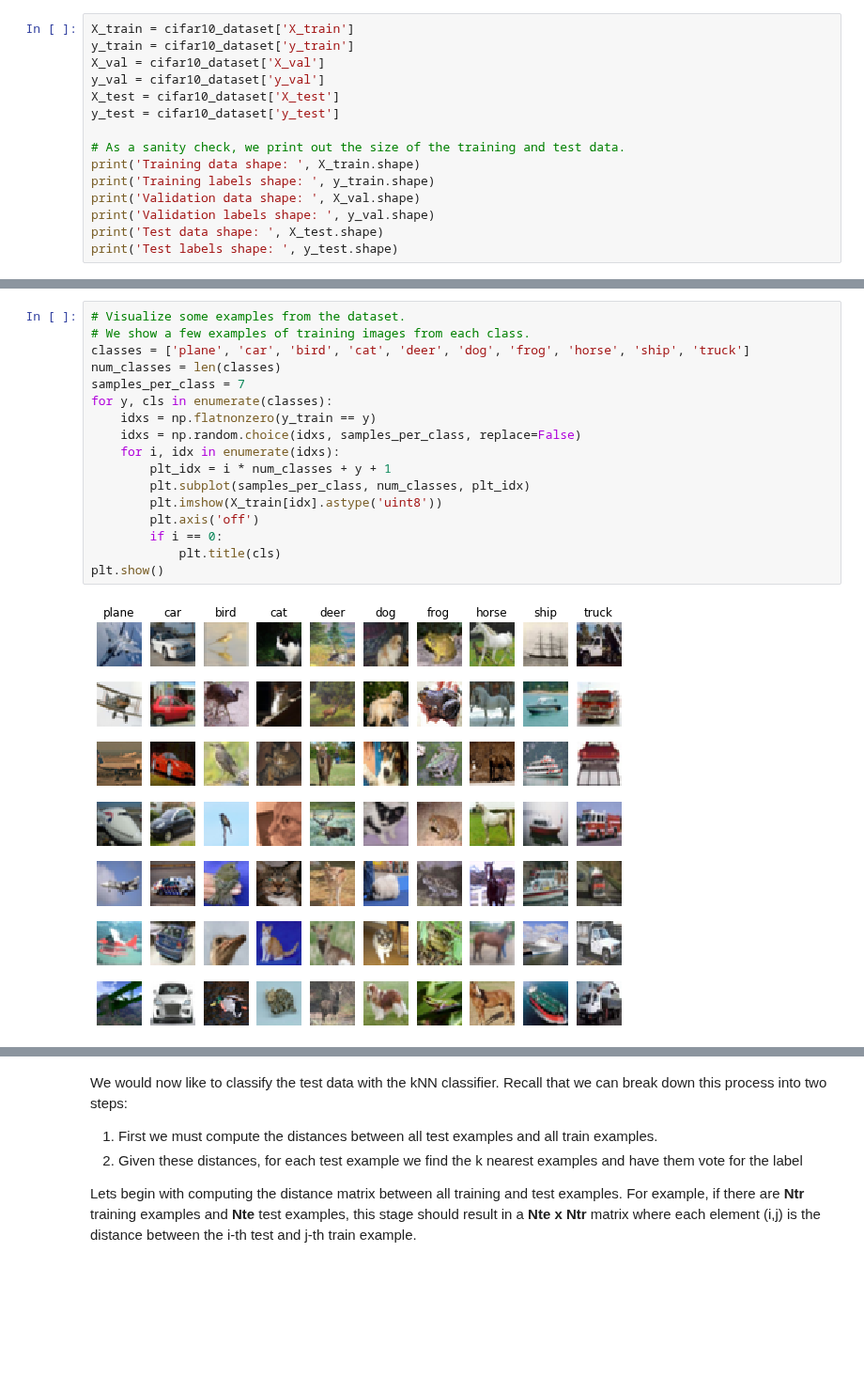
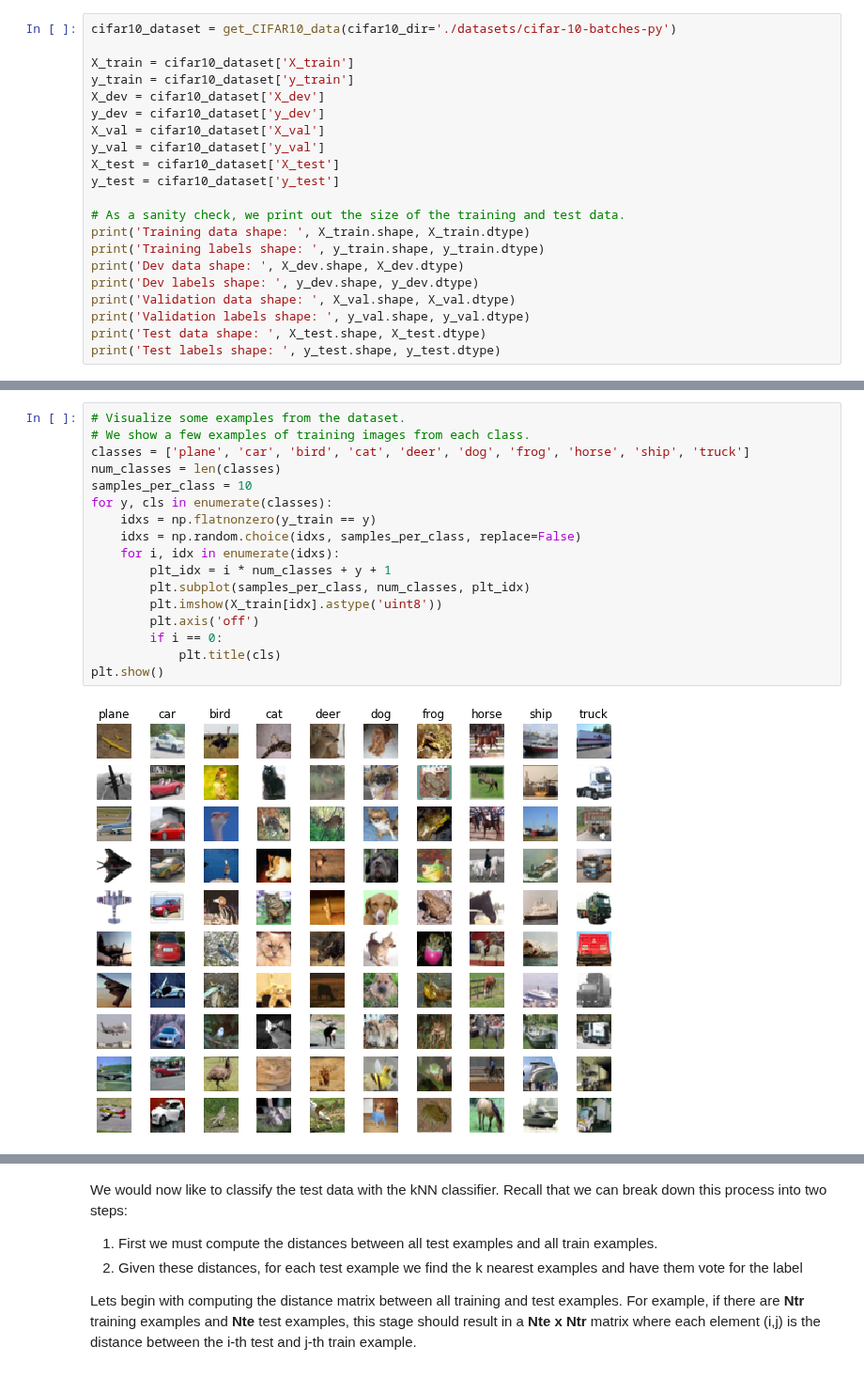
Before and after one commit to pedro-abundio-wang/computer-vision, a Jupyter notebook: notebooks/convolutional-neural-networks-for-visual-recognition/01_image_classification/02_knn.ipynb, the cells around one changed output, grey strips where cells are left out. Shown at 94% size. Cells and saved outputs as stored; diff of their text form; blank space fills up the shorter version.

```diff
--- a/notebooks/convolutional-neural-networks-for-visual-recognition/01_image_classification/02_knn.ipynb
+++ b/notebooks/convolutional-neural-networks-for-visual-recognition/01_image_classification/02_knn.ipynb
@@ -33,16 +28,22 @@ cifar10_dataset = get_CIFAR10_data(cifar10_dir='./datasets/cifar-10-batches-py',
 # %%
+cifar10_dataset = get_CIFAR10_data(cifar10_dir='./datasets/cifar-10-batches-py')
+
 X_train = cifar10_dataset['X_train']
 y_train = cifar10_dataset['y_train']
+X_dev = cifar10_dataset['X_dev']
+y_dev = cifar10_dataset['y_dev']
 X_val = cifar10_dataset['X_val']
 y_val = cifar10_dataset['y_val']
 X_test = cifar10_dataset['X_test']
 y_test = cifar10_dataset['y_test']
 
 # As a sanity check, we print out the size of the training and test data.
-print('Training data shape: ', X_train.shape)
-print('Training labels shape: ', y_train.shape)
-print('Validation data shape: ', X_val.shape)
-print('Validation labels shape: ', y_val.shape)
-print('Test data shape: ', X_test.shape)
-print('Test labels shape: ', y_test.shape)
+print('Training data shape: ', X_train.shape, X_train.dtype)
+print('Training labels shape: ', y_train.shape, y_train.dtype)
+print('Dev data shape: ', X_dev.shape, X_dev.dtype)
+print('Dev labels shape: ', y_dev.shape, y_dev.dtype)
+print('Validation data shape: ', X_val.shape, X_val.dtype)
+print('Validation labels shape: ', y_val.shape, y_val.dtype)
+print('Test data shape: ', X_test.shape, X_test.dtype)
+print('Test labels shape: ', y_test.shape, y_test.dtype)
 # %% [output]
@@ -55,22 +58,22 @@ Test labels shape:  (10000,)
 # %%
 # Visualize some examples from the dataset.
 # We show a few examples of training images from each class.
 classes = ['plane', 'car', 'bird', 'cat', 'deer', 'dog', 'frog', 'horse', 'ship', 'truck']
 num_classes = len(classes)
-samples_per_class = 7
+samples_per_class = 10
 for y, cls in enumerate(classes):
     idxs = np.flatnonzero(y_train == y)
     idxs = np.random.choice(idxs, samples_per_class, replace=False)
     for i, idx in enumerate(idxs):
         plt_idx = i * num_classes + y + 1
         plt.subplot(samples_per_class, num_classes, plt_idx)
         plt.imshow(X_train[idx].astype('uint8'))
         plt.axis('off')
         if i == 0:
             plt.title(cls)
 plt.show()
 # %% [output]
-[figure, old version]
+[figure, new version]
 # %%
 # Reshape the image data into rows
 X_train = np.reshape(X_train, (X_train.shape[0], -1))
```
Also changed, not shown: parts of 10 cells of this notebook, 12 other files.
